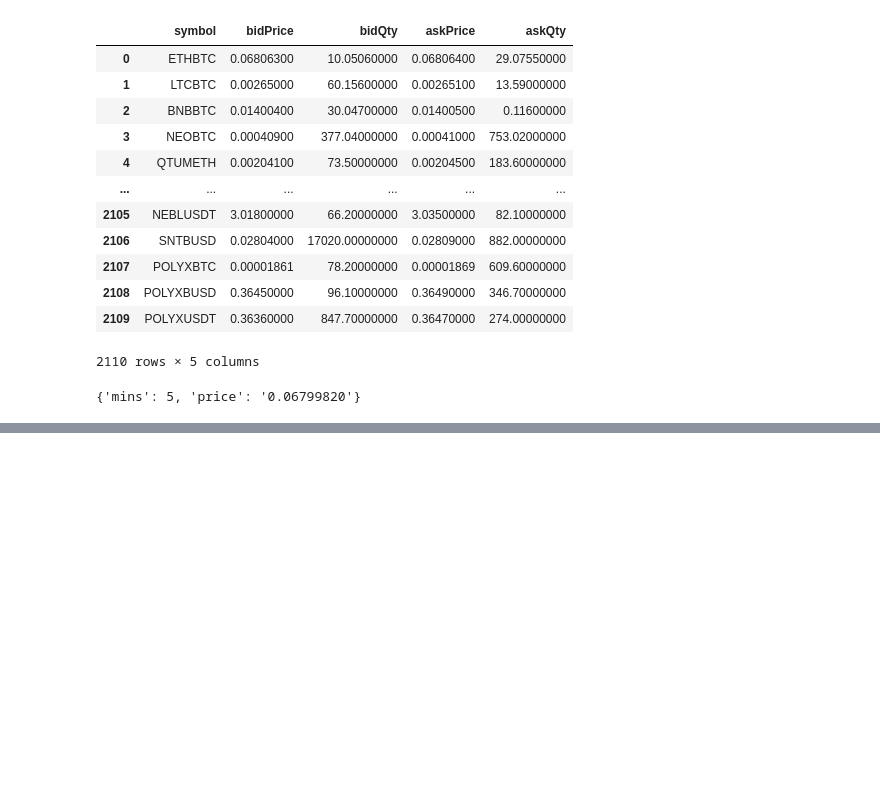
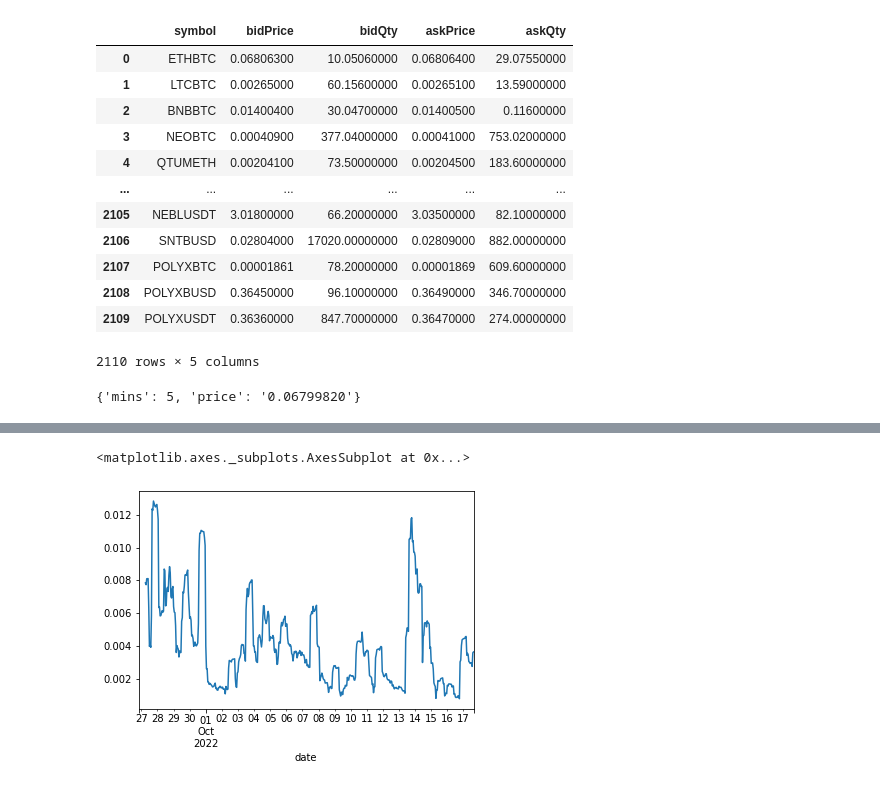
Before and after one commit to rcgrangeiro/MonitoRAR, a Jupyter notebook: Screening.ipynb, the cells around one changed output, grey strips where cells are left out. Saved outputs shown, nothing was run; the diff lists cells and outputs as text; code cells hidden in the pictures; blank space fills up the shorter version.

```diff
--- a/Screening.ipynb
+++ b/Screening.ipynb
@@ -118,0 +195,5 @@ btcbrl = client.get_klines(symbol = 'BTCBRL', interval = client.KLINE_INTERVAL_1
+# %%
+btc_df['retornos'].rolling(window = 10).std().plot()
+# %% [output]
+<matplotlib.axes._subplots.AxesSubplot at 0x...>
+[figure, added]
```
Also changed, not shown: parts of 23 cells of this notebook.
